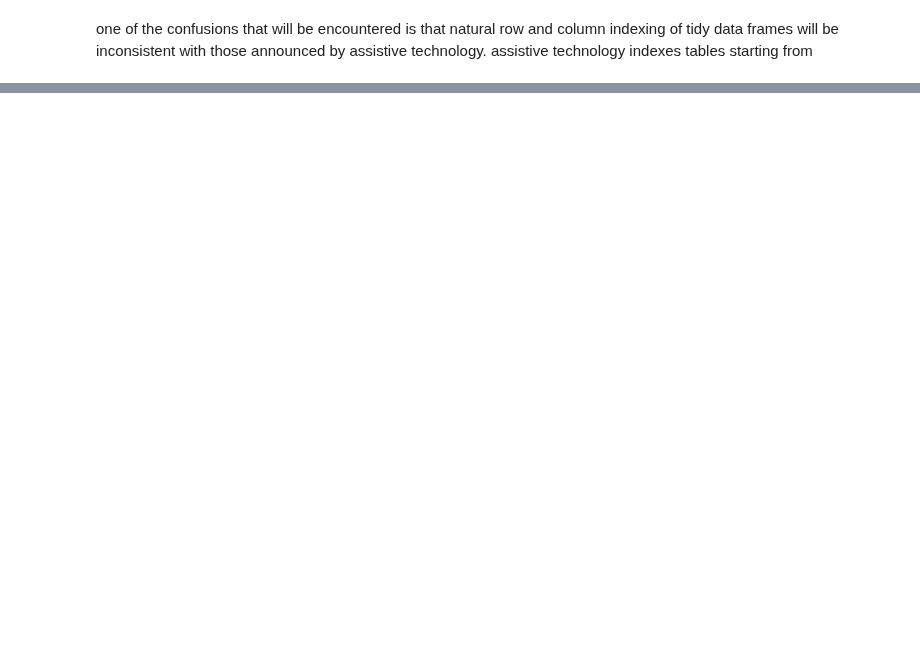
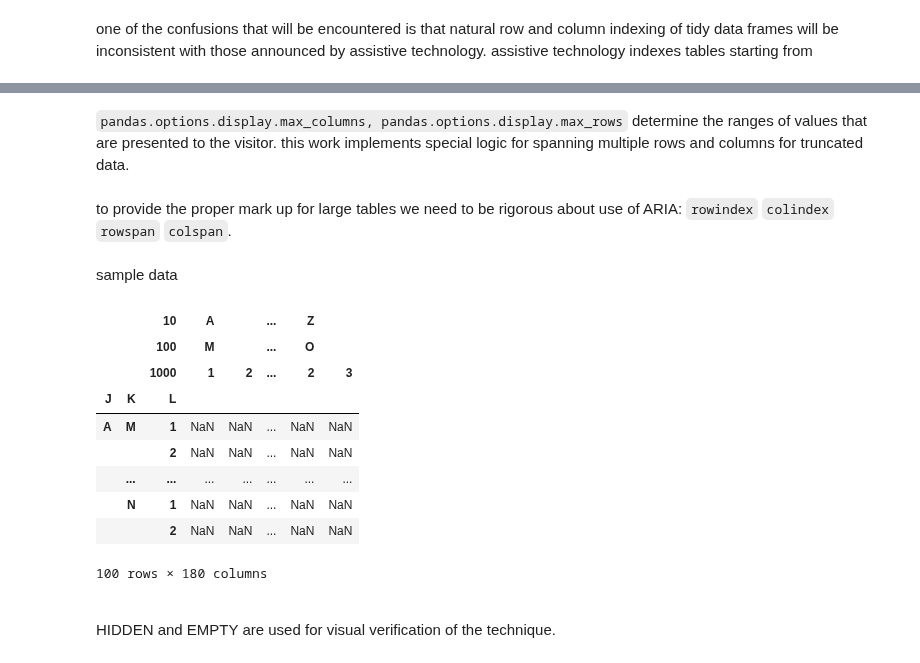
Before and after one commit to tonyfast/tonyfast, a Jupyter notebook: tonyfast/xxiv/2024-02-26-multiindex-aria.ipynb, the cells around one changed output, grey strips where cells are left out. Saved outputs shown, nothing was run; the diff lists cells and outputs as text; code cells hidden in the pictures; blank space fills up the shorter version.

```diff
--- a/tonyfast/xxiv/2024-02-26-multiindex-aria.ipynb
+++ b/tonyfast/xxiv/2024-02-26-multiindex-aria.ipynb
@@ -38,10 +31,3 @@ please provide us feedback at https://github.com/pandas-dev/pandas/issues/54466
     border: 1px solid;
 }
 </style>
-# %%
-    index = pandas.MultiIndex.from_product([
-        ["A", "Z"], ["M", "N", "O"], [1, 2, 3]
-    ], names=[*"JKL"])
-    (df := pandas.DataFrame(columns=index, index=index).rename_axis(columns=[10, 100, 1000]).head())
-    single = df.droplevel((0, 1), 0).droplevel((0, 1), 1).rename_axis(None, axis=1).rename_axis(None, axis=0)
-    df
@@ -214,0 +118,3 @@ write the column values
+# %% [markdown]
+`pandas.options.display.max_columns, pandas.options.display.max_rows` determine the ranges of values that are presented to the visitor.
+this work implements special logic for spanning multiple rows and columns for truncated data.
@@ -214,0 +130,2 @@ write the column values
+# %% [markdown]
+to provide the proper mark up for large tables we need to be rigorous about use of ARIA: `rowindex` `colindex` `rowspan` `colspan`.
@@ -214,0 +146,60 @@ write the column values
+# %% [markdown]
+sample data
+# %%
+    index = pandas.MultiIndex.from_product([["A", "Z"], ["M", "N", "O"], [1, 2, 3]], names=[*"JKL"])
+    (df := pandas.DataFrame(columns=index, index=index).rename_axis(columns=[10, 100, 1000]).head())
+    single = df.droplevel((0, 1), 0).droplevel((0, 1), 1).rename_axis(None, axis=1).rename_axis(None, axis=0)
+    wide = pandas.concat([pandas.concat([df]*10, axis=1)]*20)
+    with (options := pandas.option_context("display.max_rows", 4, "display.max_columns", 4)):
+        display(wide)
+# %% [output]
+|  |  | 10 | A |  | ... | Z |  |
+|  |  | 100 | M |  | ... | O |  |
+|  |  | 1000 | 1 | 2 | ... | 2 | 3 |
+| J | K | L |  |  |  |  |  |
+| A | M | 1 | NaN | NaN | ... | NaN | NaN |
+|  |  | 2 | NaN | NaN | ... | NaN | NaN |
+|  | ... | ... | ... | ... | ... | ... | ... |
+|  | N | 1 | NaN | NaN | ... | NaN | NaN |
+|  |  | 2 | NaN | NaN | ... | NaN | NaN |
+100 rows × 180 columns
+# %%
+%%
+<style>
+/**inline flex the dl block display and force it cause jupyter is aggressive.**/
+table>caption dl {
+    display: inline-flex !important;
+    justify-content: flex-start;
+}
+/** add punctation after each of the descriptors. **/
+table>caption dl>dd {
+    &::after {content: ", "}; &:last-child::after {content: " "};
+}
+/**unset some jupyter nonsense**/
+dl > dt, dl > dd {
+    width: unset !important;
+    float: unset !important;
+    padding-right: 1rem !important;
+}
+</style>
+# %% [output]
+
+<style>
+/**inline flex the dl block display and force it cause jupyter is aggressive.**/
+table>caption dl {
+    display: inline-flex !important;
+    justify-content: flex-start;
+}
+/** add punctation after each of the descriptors. **/
+table>caption dl>dd {
+    &::after {content: ", "}; &:last-child::after {content: " "};
+}
+/**unset some jupyter nonsense**/
+dl > dt, dl > dd {
+    width: unset !important;
+    float: unset !important;
+    padding-right: 1rem !important;
+}
+</style>
+# %% [markdown]
+HIDDEN and EMPTY are used for visual verification of the technique.
```
Also changed, not shown: parts of 25 cells of this notebook.
